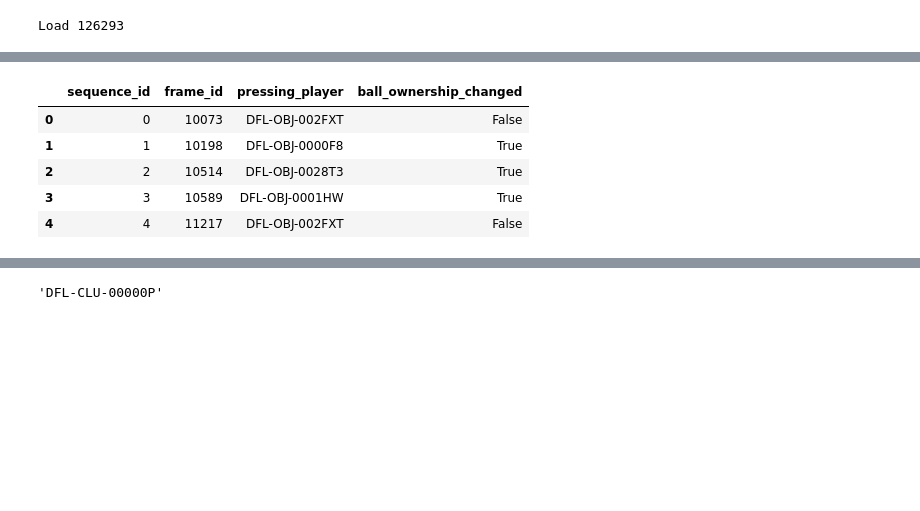
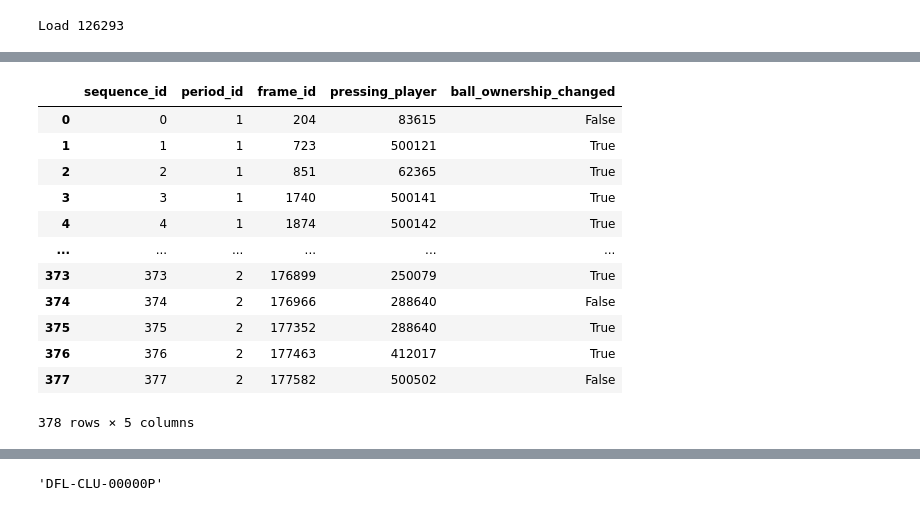
Before and after one commit to leemingo/express-v2, a Jupyter notebook: notebook/2-generate-dataset.ipynb, the cells around one changed output, grey strips where cells are left out. Cells and saved outputs as stored; diff of their text form; code cells hidden in the pictures; blank space fills up the shorter version.

```diff
--- a/notebook/2-generate-dataset.ipynb
+++ b/notebook/2-generate-dataset.ipynb
@@ -190,7 +210,7 @@ for idx, row in tqdm(ball_carrier_df.iterrows(), desc= "Get Pressing Intensity")
         pressing_values = row['probability_to_intercept'][id_loc].tolist()[0].tolist()
     else:
         continue
-    if max(pressing_values) > 0.7:
+    if max(pressing_values) > 0.9:
         pressed_dict[idx] = {}
         pressed_dict[idx]['pressing_value'] = max(pressing_values)
         max_idx = pressing_values.index(max(pressing_values))
@@ -202,22 +222,53 @@ pressed_df['pressing_player'] = [d.get('pressing_player') for d in pressed_dict.
 
 # frame_id 차이가 50 프레임 이상인 경우 새로운 시퀀스로 판단 (즉, 연속된 pressed 행이 아닐 경우)
 pressed_df['frame_diff'] = pressed_df['frame_id'].diff()
-pressed_df['sequence_id'] = (pressed_df['frame_diff'] > 50).cumsum()
+pressed_df['sequence_id'] = (pressed_df['frame_diff'] > 60).cumsum()
 # %%
-# 각 시퀀스별 마지막 frame을 기준으로 X와 Y를 설정하기 위해 마지막 frame 정보를 구함
-first_frames = pressed_df.groupby('sequence_id', as_index=False)[['frame_id', 'pressing_player']].first()
+# 각 시퀀스별 첫 번째 frame을 기준으로 X와 Y를 설정하기 위해 마지막 frame 정보를 구함
+first_frames = pressed_df.groupby('sequence_id', as_index=False)[['period_id', 'frame_id', 'pressing_player']].first()
 
-# 각 마지막 frame에 대해, 이후 125 frame 내에 ball_owning_team의 값이 변경되었는지 체크하여 label(Y)을 설정
-def check_change(frame_id, window=125):
+def check_change(frame_id, window=150):
     subset = total_df[(total_df['frame_id'] >= frame_id) & (total_df['frame_id'] < frame_id + window)]
     return subset['ball_owning_team_id'].nunique() > 1
 first_frames['ball_ownership_changed'] = first_frames['frame_id'].apply(check_change)
+# %%
+# 각 마지막 frame에 대해, 이후 125 frame 내에 ball_owning_team의 값이 변경되었는지 체크하여 label(Y)을 설정
+def check_change_modified(row, window=150):
+    current_period_id = row['period_id']
+    current_frame_id = row['frame_id']
+
+    condition = (
+        (total_df['period_id'] == current_period_id) &
+        (total_df['frame_id'] >= current_frame_id) &
+        (total_df['frame_id'] < current_frame_id + window)
+    )
+    subset = total_df[condition]
+
+    if subset.empty:
+        raise ValueError(
+            f"Subset for period_id {current_period_id}, frame_id {current_frame_id} "
+            f"(looking ahead {window} frames) is empty. "
+            "Cannot determine ball ownership change."
+        )
+
+    return subset['ball_owning_team_id'].nunique() > 1
+
+# 수정된 함수를 row-wise로 적용 (axis=1)
+# window 파라미터는 check_change_modified 함수의 기본값을 사용하거나 여기서 명시적으로 전달할 수 있습니다.
+first_frames['ball_ownership_changed'] = first_frames.apply(check_change_modified, axis=1, window=150) # window=150은 예시
 # %%
-first_frames.head()
+first_frames
 # %% [output]
-|  | sequence_id | frame_id | pressing_player | ball_ownership_changed |
-| 0 | 0 | 10073 | DFL-OBJ-002FXT | False |
-| 1 | 1 | 10198 | DFL-OBJ-0000F8 | True |
-| 2 | 2 | 10514 | DFL-OBJ-0028T3 | True |
-| 3 | 3 | 10589 | DFL-OBJ-0001HW | True |
-| 4 | 4 | 11217 | DFL-OBJ-002FXT | False |
+|  | sequence_id | period_id | frame_id | pressing_player | ball_ownership_changed |
+| 0 | 0 | 1 | 204 | 83615 | False |
+| 1 | 1 | 1 | 723 | 500121 | True |
+| 2 | 2 | 1 | 851 | 62365 | True |
+| 3 | 3 | 1 | 1740 | 500141 | True |
+| 4 | 4 | 1 | 1874 | 500142 | True |
+| ... | ... | ... | ... | ... | ... |
+| 373 | 373 | 2 | 176899 | 250079 | True |
+| 374 | 374 | 2 | 176966 | 288640 | False |
+| 375 | 375 | 2 | 177352 | 288640 | True |
+| 376 | 376 | 2 | 177463 | 412017 | True |
+| 377 | 377 | 2 | 177582 | 500502 | False |
+378 rows × 5 columns
```
Also changed, not shown: parts of 11 cells of this notebook, 6 other files.
